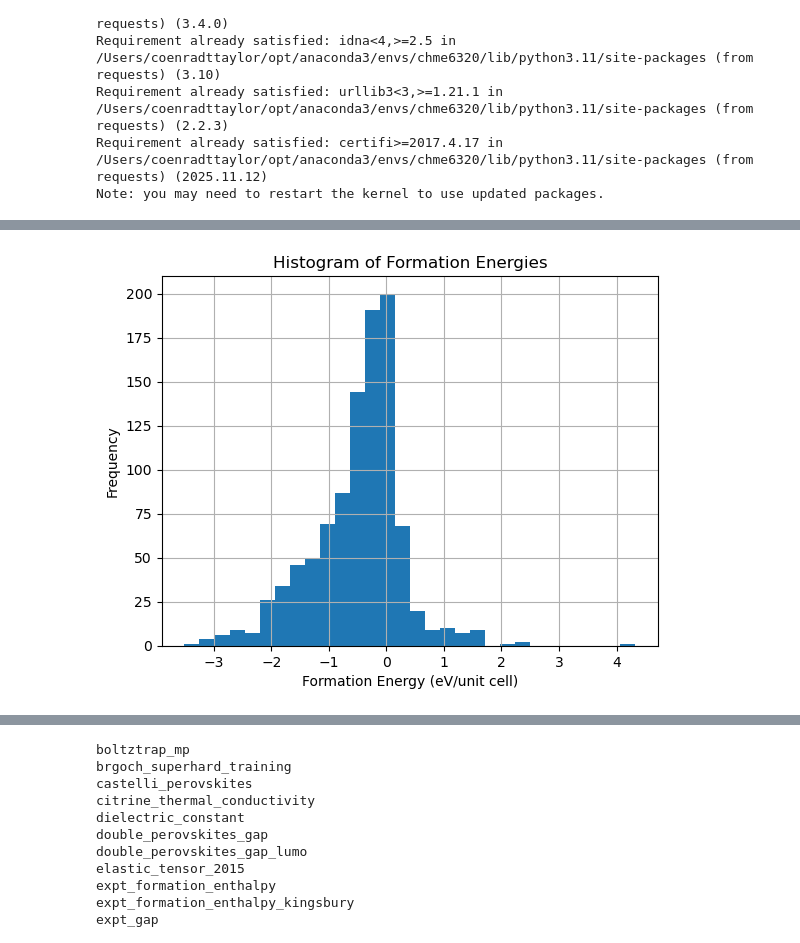
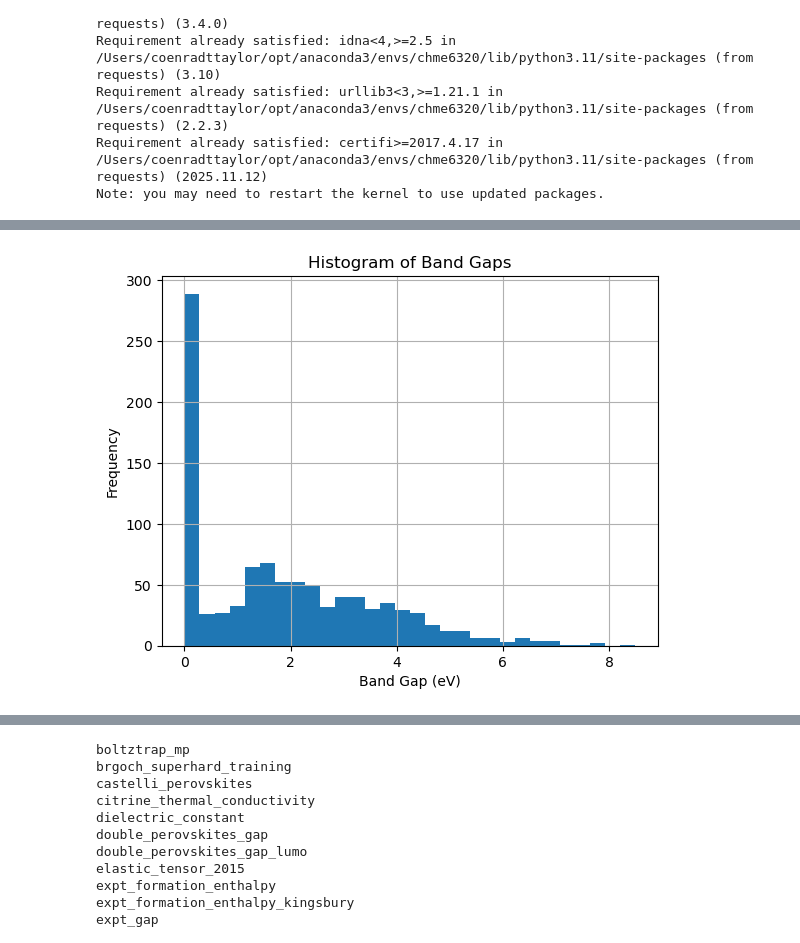
Before and after one commit to coenradtt/ML4MSD-HW-CoenradtT, a Jupyter notebook: Final Project/Final_project_template.ipynb, the cells around one changed output, grey strips where cells are left out. Cells and saved outputs as stored; diff of their text form; code cells hidden in the pictures.

```diff
--- a/Final Project/Final_project_template.ipynb
+++ b/Final Project/Final_project_template.ipynb
@@ -106,0 +118,24 @@ print(df.head())
+# %%
+# FILTER FOR METAL OXIDES, SINCE ORIGINAL QUERY IS ALL OXYGEN-CONTAINING COMPOUNDS
+from pymatgen.core import Composition
+from pymatgen.core.periodic_table import Element
+import pandas as pd
+
+# assume your dataframe is called df and has a column called "composition"
+# that contains chemical formulas like "Fe2O3", "Al2O3", "TiO2", etc.
+
+def has_metal_and_oxygen(formula):
+    comp = Composition(formula)
+
+    # Check if any element is a metal
+    for el in comp.elements:
+        if Element(el).is_metal:
+            return True
+
+    return False
+
+# Filter the dataframe
+df_oxides = df[df["composition"].apply(has_metal_and_oxygen)].reset_index(drop=True)
+
+print(df_oxides.head())
+print("Number of metal oxides:", len(df_oxides))
@@ -119,10 +174,10 @@ df.describe()
 # %%
 import matplotlib.pyplot as plt
 
-df['delta_e'].hist(bins=30)
-plt.xlabel('Formation Energy (eV/unit cell)')
+df_oxides['band_gap'].hist(bins=30)
+plt.xlabel('Band Gap (eV)')
 plt.ylabel('Frequency')
-plt.title('Histogram of Formation Energies')
+plt.title('Histogram of Band Gaps')
 plt.show()
 # %% [output]
-[figure, old version]
+[figure, new version]
```
Also changed, not shown: parts of 15 cells of this notebook, 1 other file.
